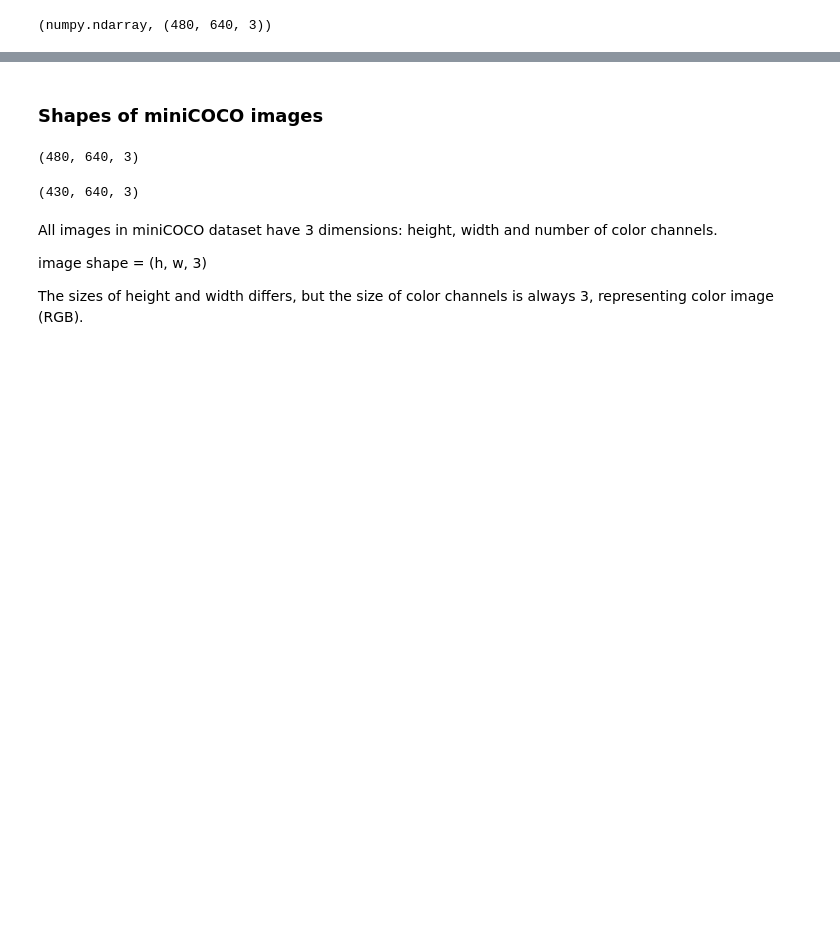
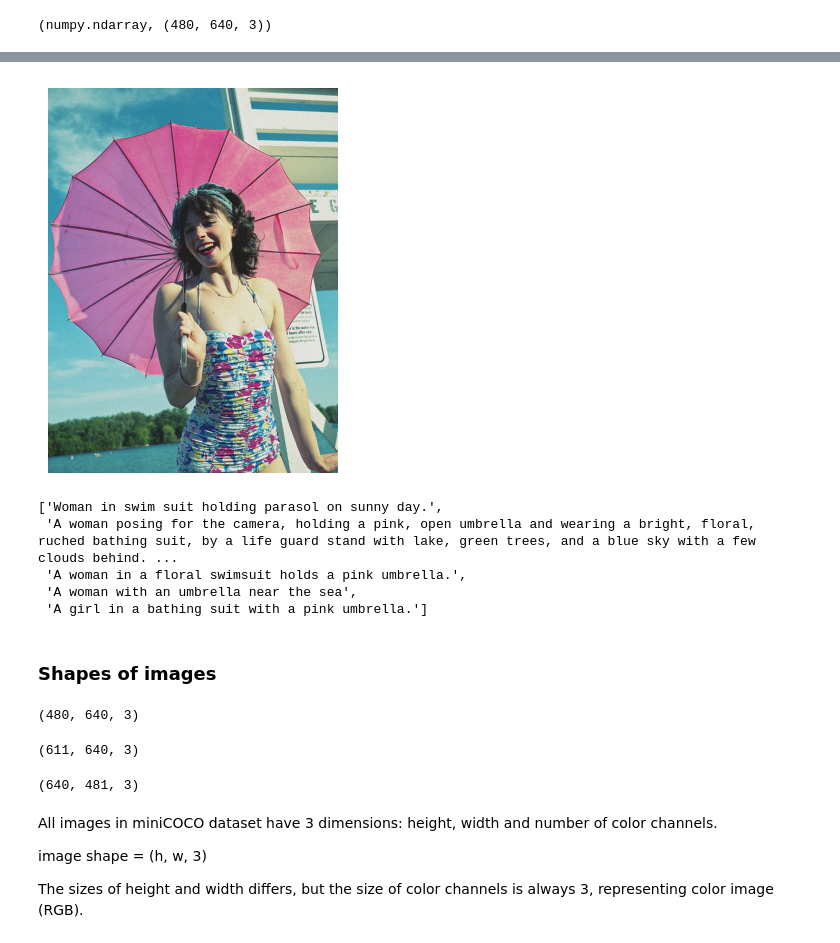
Before and after one commit to andjadenic/ImageCaptioning, a Jupyter notebook: minicoco_dataset_overview.ipynb, the cells around one changed output, grey strips where cells are left out. Saved outputs shown, nothing was run; the diff lists cells and outputs as text; code cells hidden in the pictures; blank space fills up the shorter version.

```diff
--- a/minicoco_dataset_overview.ipynb
+++ b/minicoco_dataset_overview.ipynb
@@ -108,13 +91,38 @@ Name: 1, dtype: object
+# %%
+img_path_3 = r"C:\Users\csuser\Documents\andja_denic\ImageCaptioning\data\train_data\000000000036.jpg"
+img_name_3 = r"000000000036.jpg"
+
+# Display the image
+I_3 = io.imread(img_path_3)
+plt.figure(figsize=(5, 5))
+plt.axis('off')
+plt.imshow(I_3)
+plt.show()
+
+# Print captions
+get_captions(annFile=train_annFile,
+             img_name=img_name_3)
+# %% [output]
+[figure, added]
+['Woman in swim suit holding parasol on sunny day.',
+ 'A woman posing for the camera, holding a pink, open umbrella and wearing a bright, floral, ruched bathing suit, by a life guard stand with lake, green trees, and a blue sky with a few clouds behind. ...
+ 'A woman in a floral swimsuit holds a pink umbrella.',
+ 'A woman with an umbrella near the sea',
+ 'A girl in a bathing suit with a pink umbrella.']
 # %% [markdown]
-### Shapes of miniCOCO images
+### Shapes of images
 # %%
 I.shape
 # %% [output]
 (480, 640, 3)
 # %%
-I_1.shape
+I_2.shape
 # %% [output]
-(430, 640, 3)
+(611, 640, 3)
+# %%
+I_3.shape
+# %% [output]
+(640, 481, 3)
 # %% [markdown]
 All images in miniCOCO dataset have 3 dimensions: height, width and number of color channels.
 
```
Also changed, not shown: parts of 18 cells of this notebook, 6 other files.
